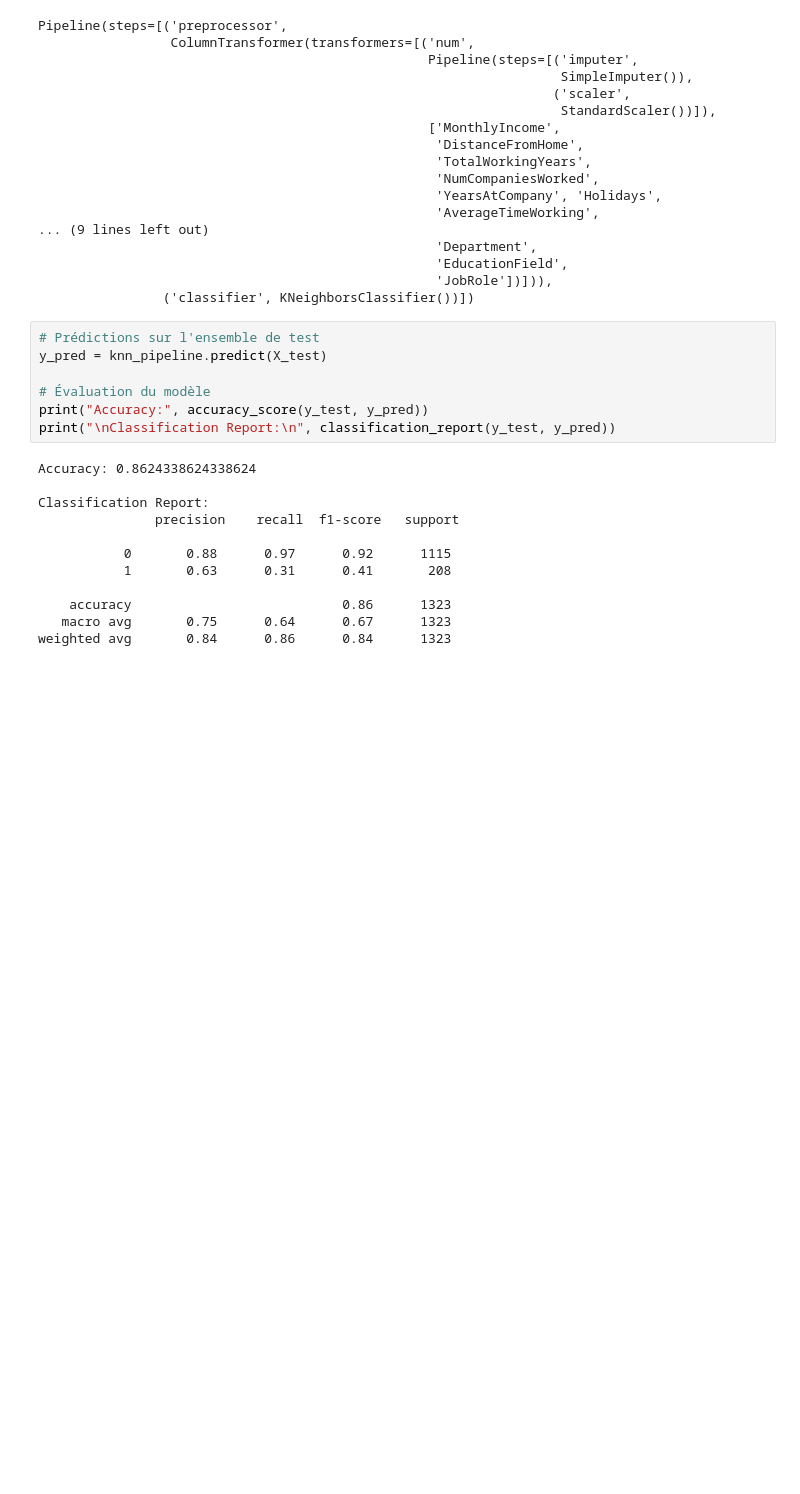
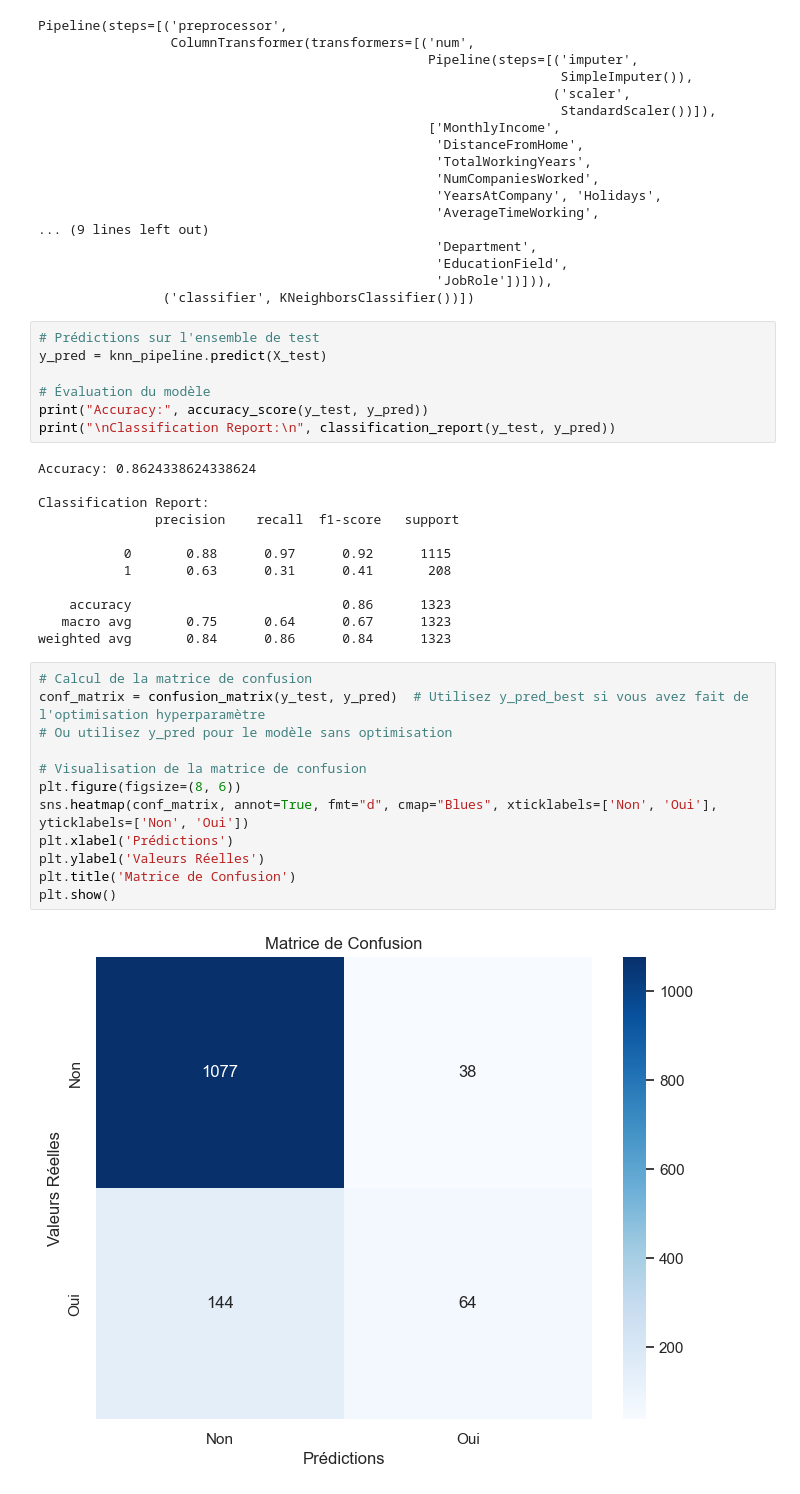
Before and after one commit to ocekic/HumanForYou-RetentionDesEmployesAI, a Jupyter notebook: Livrable_HFYE.ipynb, the cells around one changed output. Cells and saved outputs as stored; diff of their text form; blank space fills up the shorter version.

```diff
--- a/Livrable_HFYE.ipynb
+++ b/Livrable_HFYE.ipynb
@@ -390,3 +390,17 @@ Classification Report:
     accuracy                           0.86      1323
    macro avg       0.75      0.64      0.67      1323
 weighted avg       0.84      0.86      0.84      1323
+# %%
+# Calcul de la matrice de confusion
+conf_matrix = confusion_matrix(y_test, y_pred)  # Utilisez y_pred_best si vous avez fait de l'optimisation hyperparamètre
+# Ou utilisez y_pred pour le modèle sans optimisation
+
+# Visualisation de la matrice de confusion
+plt.figure(figsize=(8, 6))
+sns.heatmap(conf_matrix, annot=True, fmt="d", cmap="Blues", xticklabels=['Non', 'Oui'], yticklabels=['Non', 'Oui'])
+plt.xlabel('Prédictions')
+plt.ylabel('Valeurs Réelles')
+plt.title('Matrice de Confusion')
+plt.show()
+# %% [output]
+[figure, added]
```
Also changed, not shown: parts of 22 cells of this notebook.
